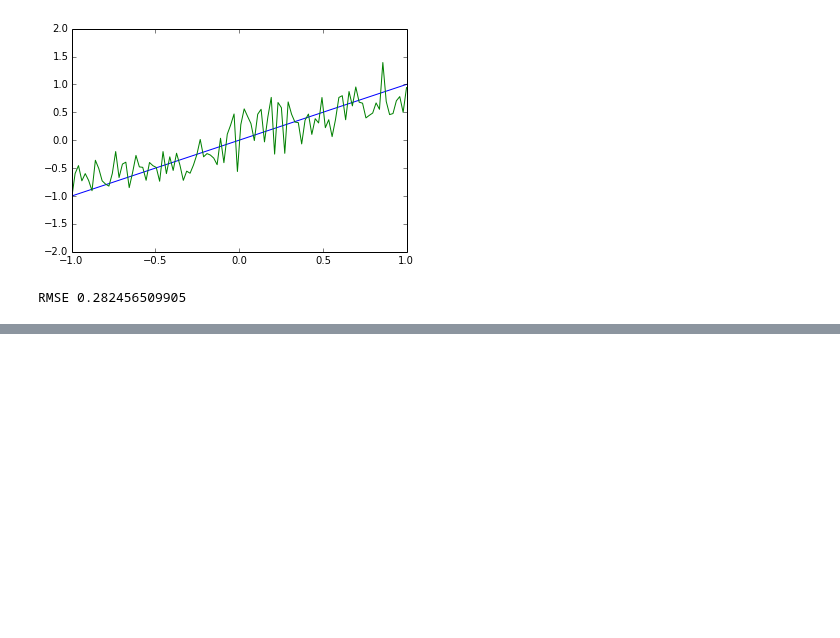
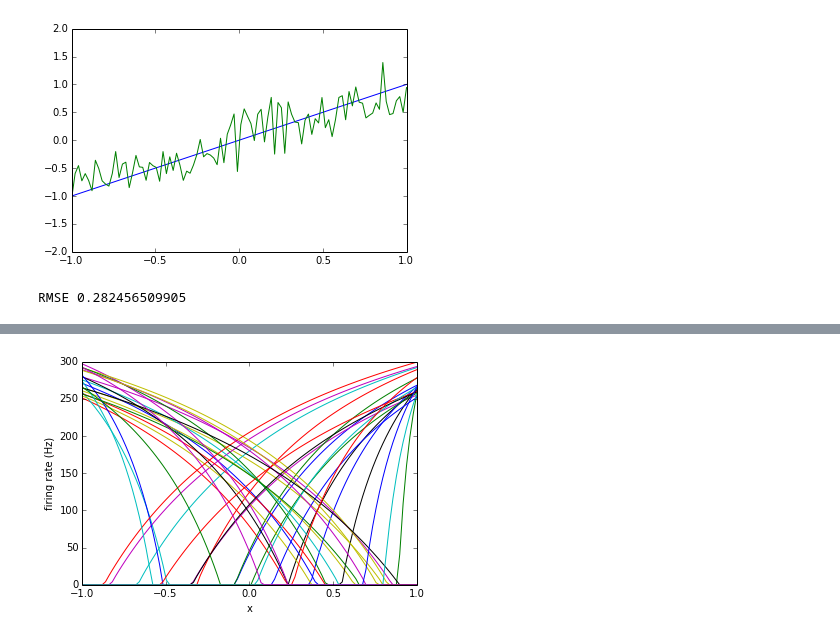
Before and after one commit to tcstewar/syde556, a Jupyter notebook: SYDE 556 Lecture 2 Representation.ipynb, the cells around one changed output, grey strips where cells are left out. Saved outputs shown, nothing was run; the diff lists cells and outputs as text; code cells hidden in the pictures; blank space fills up the shorter version.

```diff
--- a/SYDE 556 Lecture 2 Representation.ipynb
+++ b/SYDE 556 Lecture 2 Representation.ipynb
@@ -502,0 +622,25 @@ RMSE 0.282456509905
+# %%
+import numpy
+import syde556
+reload(syde556)
+
+N = 40
+tau_rc = 0.2
+x = numpy.linspace(-1, 1, 100)
+dx = x[1] - x[0]
+
+encoders = numpy.random.choice([-1, 1], N)
+
+intercepts = numpy.random.uniform(-0.9, 0.9, N)
+max_rates = numpy.random.uniform(250, 300, N)
+alpha, bias = syde556.find_alpha_and_bias(intercepts, max_rates, tau_rc=tau_rc)
+
+A = syde556.activity(x, encoders, alpha, bias, tau_rc=tau_rc)
+
+figure()
+plot(x, A)
+xlabel('x')
+ylabel('firing rate (Hz)')
+show()
+# %% [output]
+[figure, added]
```
Also changed, not shown: parts of 10 cells of this notebook, 1 other file.
